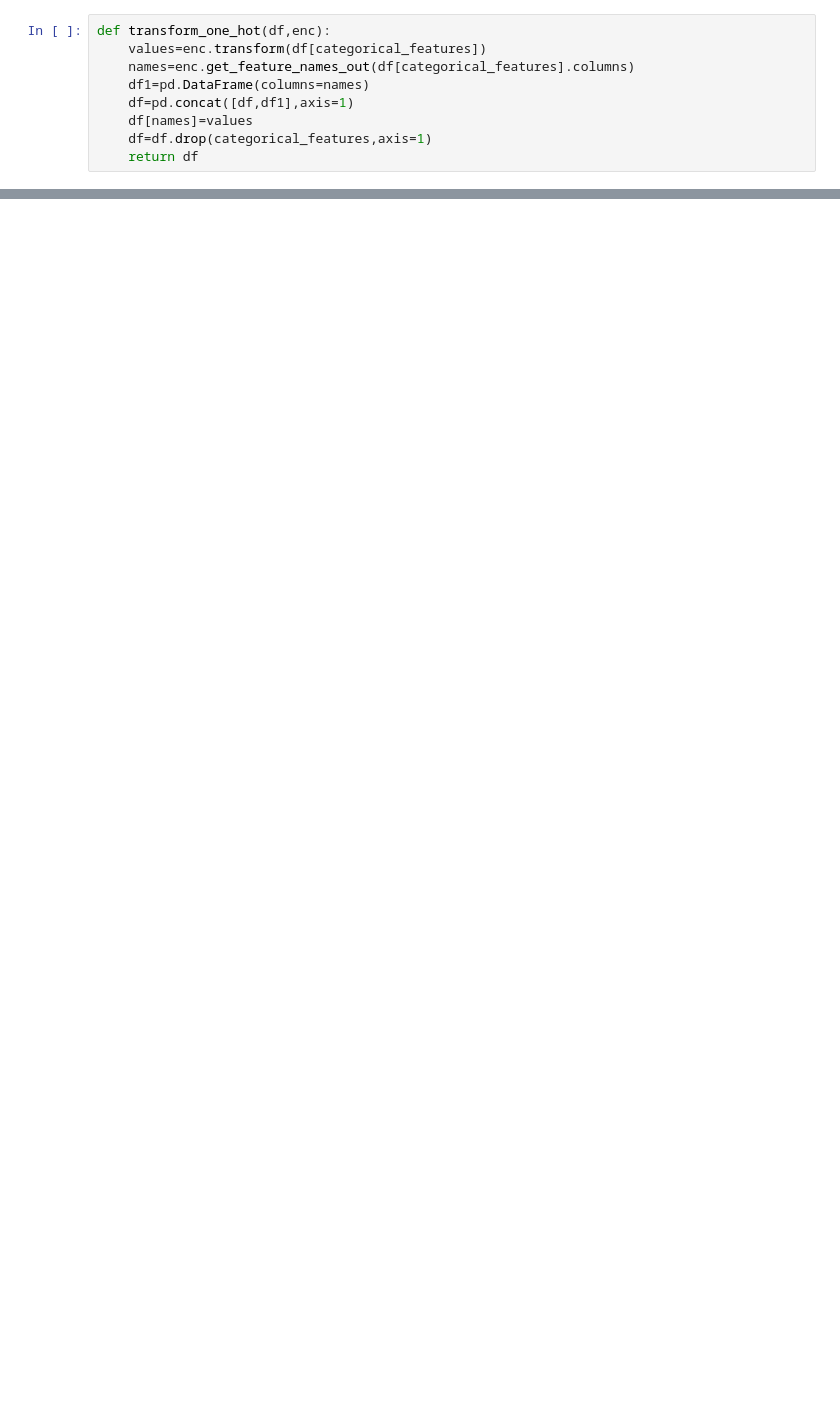
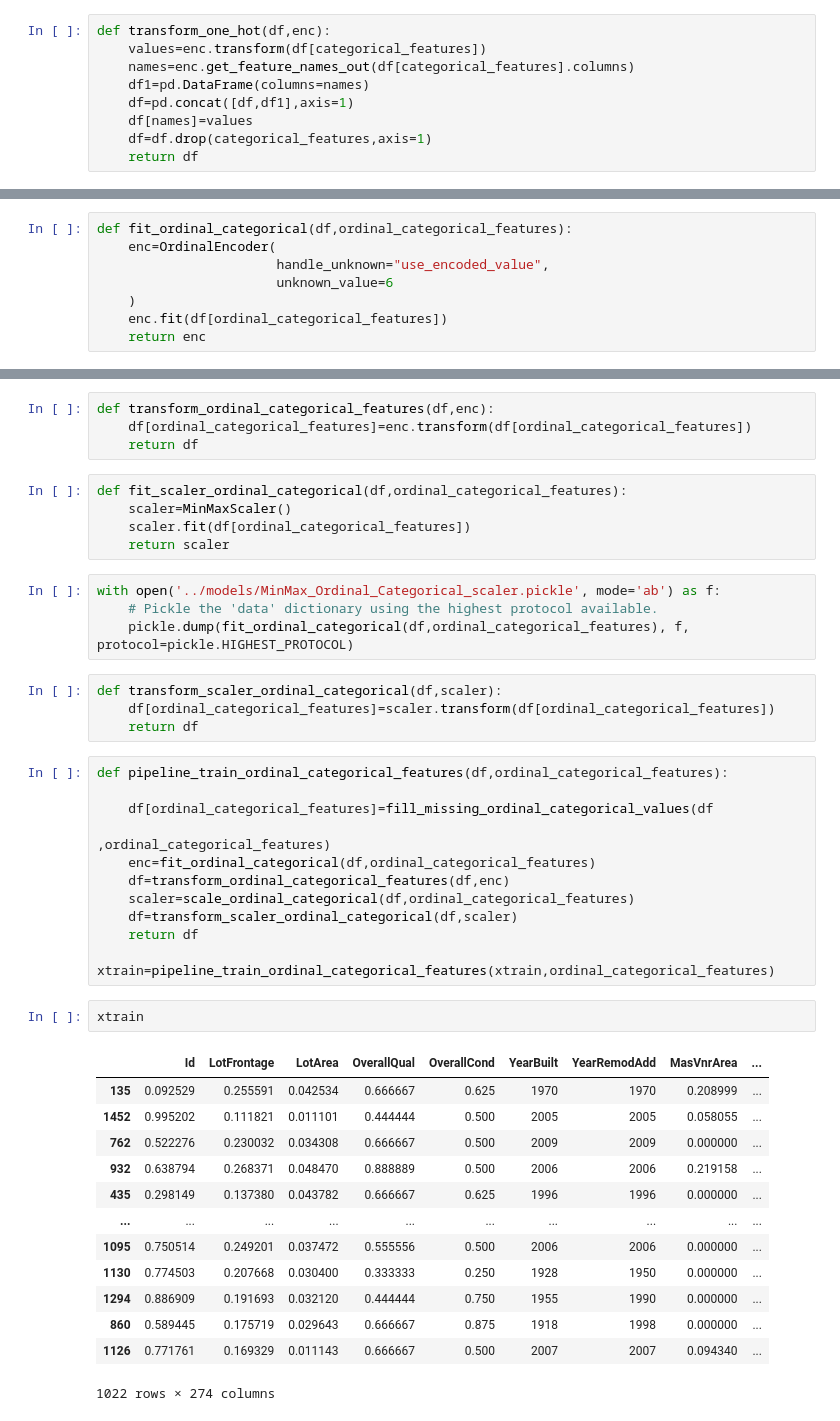
Before and after one commit to Patrick844/dsp-patrick-saade, a Jupyter notebook: notebooks/model-industrialization-2.ipynb, the cells around one changed output, grey strips where cells are left out. Saved outputs shown, nothing was run; the diff lists cells and outputs as text; blank space fills up the shorter version.

```diff
--- a/notebooks/model-industrialization-2.ipynb
+++ b/notebooks/model-industrialization-2.ipynb
@@ -396,0 +205,8 @@ compute_rmsle(ytest,ypred)
+# %%
+def fit_ordinal_categorical(df,ordinal_categorical_features):
+    enc=OrdinalEncoder(
+                       handle_unknown="use_encoded_value",
+                       unknown_value=6
+    )
+    enc.fit(df[ordinal_categorical_features])
+    return enc
@@ -396,0 +217,45 @@ compute_rmsle(ytest,ypred)
+# %%
+def transform_ordinal_categorical_features(df,enc):
+    df[ordinal_categorical_features]=enc.transform(df[ordinal_categorical_features])
+    return df
+# %%
+def fit_scaler_ordinal_categorical(df,ordinal_categorical_features):
+    scaler=MinMaxScaler()
+    scaler.fit(df[ordinal_categorical_features])
+    return scaler
+# %%
+with open('../models/MinMax_Ordinal_Categorical_scaler.pickle', mode='ab') as f:
+    # Pickle the 'data' dictionary using the highest protocol available.
+    pickle.dump(fit_ordinal_categorical(df,ordinal_categorical_features), f, protocol=pickle.HIGHEST_PROTOCOL)
+# %%
+def transform_scaler_ordinal_categorical(df,scaler):
+    df[ordinal_categorical_features]=scaler.transform(df[ordinal_categorical_features])
+    return df
+# %%
+def pipeline_train_ordinal_categorical_features(df,ordinal_categorical_features):
+
+    df[ordinal_categorical_features]=fill_missing_ordinal_categorical_values(df
+                                                                             ,ordinal_categorical_features)
+    enc=fit_ordinal_categorical(df,ordinal_categorical_features)
+    df=transform_ordinal_categorical_features(df,enc)
+    scaler=scale_ordinal_categorical(df,ordinal_categorical_features)
+    df=transform_scaler_ordinal_categorical(df,scaler)
+    return df
+
+xtrain=pipeline_train_ordinal_categorical_features(xtrain,ordinal_categorical_features)
+# %%
+xtrain
+# %% [output]
+|  | Id | LotFrontage | LotArea | OverallQual | OverallCond | YearBuilt | YearRemodAdd | MasVnrArea | ... |
+| 135 | 0.092529 | 0.255591 | 0.042534 | 0.666667 | 0.625 | 1970 | 1970 | 0.208999 | ... |
+| 1452 | 0.995202 | 0.111821 | 0.011101 | 0.444444 | 0.500 | 2005 | 2005 | 0.058055 | ... |
+| 762 | 0.522276 | 0.230032 | 0.034308 | 0.666667 | 0.500 | 2009 | 2009 | 0.000000 | ... |
+| 932 | 0.638794 | 0.268371 | 0.048470 | 0.888889 | 0.500 | 2006 | 2006 | 0.219158 | ... |
+| 435 | 0.298149 | 0.137380 | 0.043782 | 0.666667 | 0.625 | 1996 | 1996 | 0.000000 | ... |
+| ... | ... | ... | ... | ... | ... | ... | ... | ... | ... |
+| 1095 | 0.750514 | 0.249201 | 0.037472 | 0.555556 | 0.500 | 2006 | 2006 | 0.000000 | ... |
+| 1130 | 0.774503 | 0.207668 | 0.030400 | 0.333333 | 0.250 | 1928 | 1950 | 0.000000 | ... |
+| 1294 | 0.886909 | 0.191693 | 0.032120 | 0.444444 | 0.750 | 1955 | 1990 | 0.000000 | ... |
+| 860 | 0.589445 | 0.175719 | 0.029643 | 0.666667 | 0.875 | 1918 | 1998 | 0.000000 | ... |
+| 1126 | 0.771761 | 0.169329 | 0.011143 | 0.666667 | 0.500 | 2007 | 2007 | 0.094340 | ... |
+1022 rows × 274 columns
```
Also changed, not shown: parts of 61 cells of this notebook, 8 other files.
